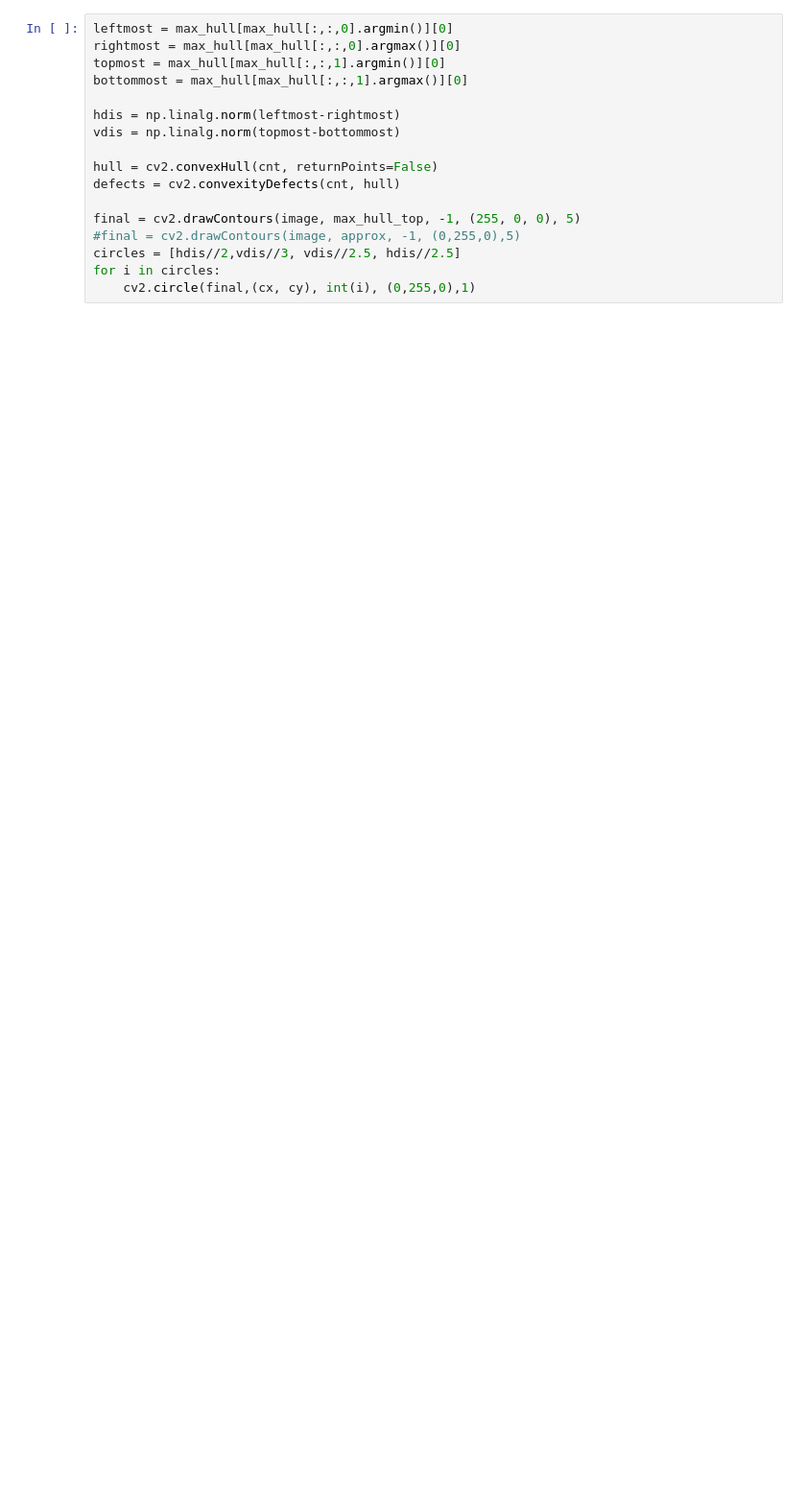
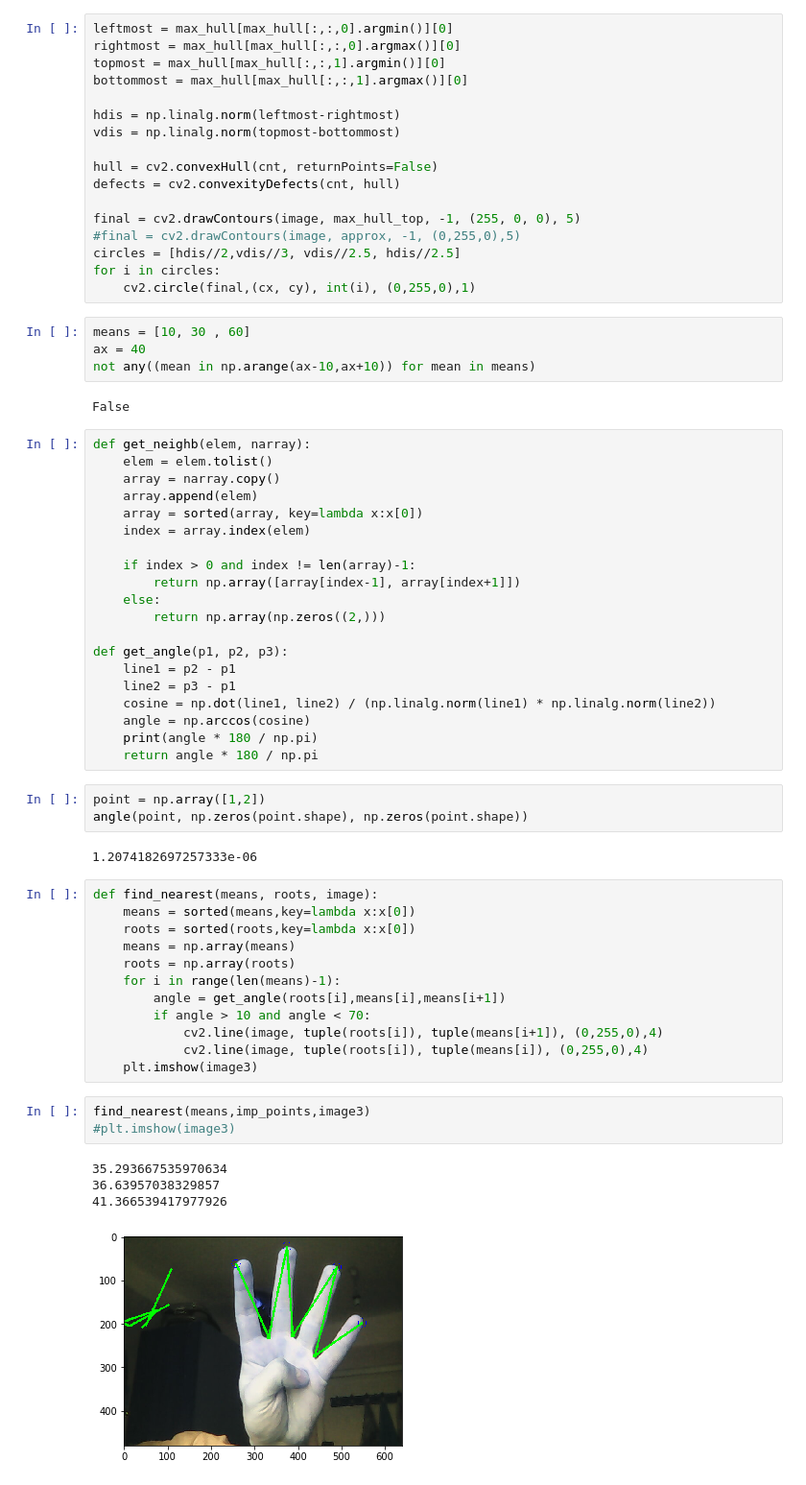
Before and after one commit to vanhry/Count-fingers, a Jupyter notebook: image_process.ipynb, the cells around one changed output. Shown: that part at 96% size. Saved outputs shown, nothing was run; the diff lists cells and outputs as text; blank space fills up the shorter version.

```diff
--- a/image_process.ipynb
+++ b/image_process.ipynb
@@ -157,3 +112,54 @@ final = cv2.drawContours(image, max_hull_top, -1, (255, 0, 0), 5)
 circles = [hdis//2,vdis//3, vdis//2.5, hdis//2.5]
 for i in circles:
     cv2.circle(final,(cx, cy), int(i), (0,255,0),1)
+# %%
+means = [10, 30 , 60]
+ax = 40
+not any((mean in np.arange(ax-10,ax+10)) for mean in means)
+# %% [output]
+False
+# %%
+def get_neighb(elem, narray):
+    elem = elem.tolist()
+    array = narray.copy()
+    array.append(elem)
+    array = sorted(array, key=lambda x:x[0])
+    index = array.index(elem)
+
+    if index > 0 and index != len(array)-1:
+        return np.array([array[index-1], array[index+1]])
+    else:
+        return np.array(np.zeros((2,)))
+
+def get_angle(p1, p2, p3):
+    line1 = p2 - p1
+    line2 = p3 - p1
+    cosine = np.dot(line1, line2) / (np.linalg.norm(line1) * np.linalg.norm(line2))
+    angle = np.arccos(cosine)
+    print(angle * 180 / np.pi)
+    return angle * 180 / np.pi
+# %%
+point = np.array([1,2])
+angle(point, np.zeros(point.shape), np.zeros(point.shape))
+# %% [output]
+1.2074182697257333e-06
+# %%
+def find_nearest(means, roots, image):
+    means = sorted(means,key=lambda x:x[0])
+    roots = sorted(roots,key=lambda x:x[0])
+    means = np.array(means)
+    roots = np.array(roots)
+    for i in range(len(means)-1):
+        angle = get_angle(roots[i],means[i],means[i+1])
+        if angle > 10 and angle < 70:
+            cv2.line(image, tuple(roots[i]), tuple(means[i+1]), (0,255,0),4)
+            cv2.line(image, tuple(roots[i]), tuple(means[i]), (0,255,0),4)
+    plt.imshow(image3)
+# %%
+find_nearest(means,imp_points,image3)
+#plt.imshow(image3)
+# %% [output]
+35.293667535970634
+36.63957038329857
+41.366539417977926
+[figure, added]
```
Also changed, not shown: parts of 19 cells of this notebook.
